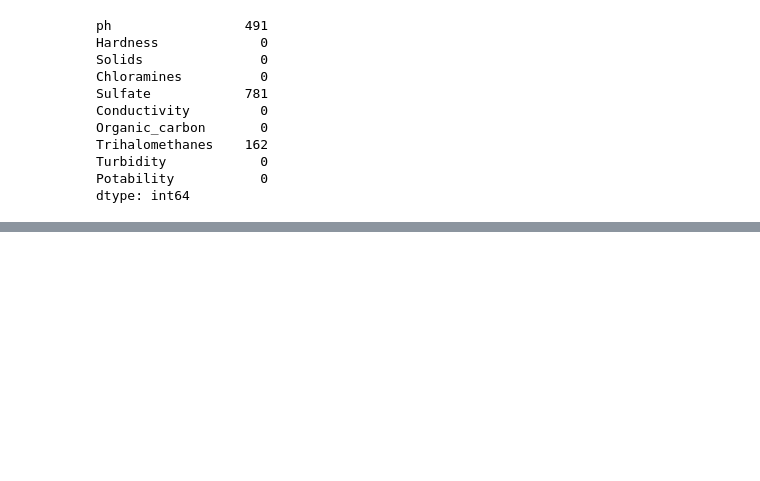
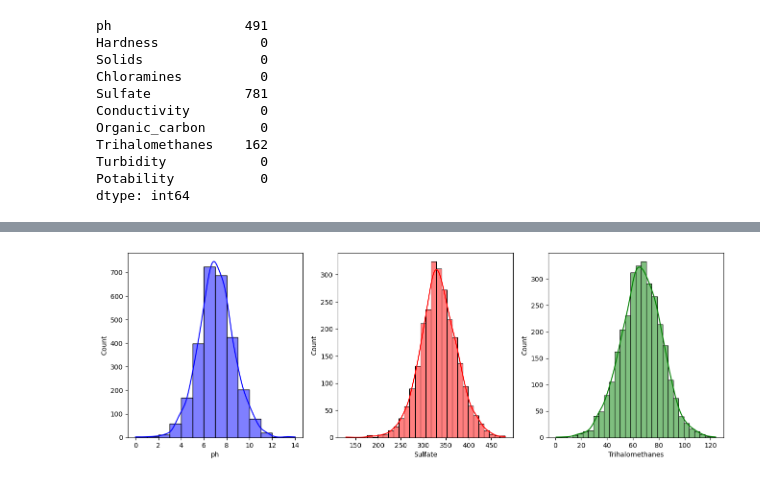
Before and after one commit to sebisamuel20/water_potability, a Jupyter notebook: notebook/data/EDA.ipynb, the cells around one changed output, grey strips where cells are left out. Drawn from its saved outputs; the diff is of its cells as text; code cells hidden in the pictures; blank space fills up the shorter version.

```diff
--- a/notebook/data/EDA.ipynb
+++ b/notebook/data/EDA.ipynb
@@ -109,0 +118,11 @@ dtype: int64
+# %%
+plt.subplots(1,3,figsize=(16,5))
+plt.subplot(131)
+sns.histplot(data=df,x='ph',bins=14,kde=True,color='b')
+plt.subplot(132)
+sns.histplot(data=df,x='Sulfate',bins=30,kde=True,color='r')
+plt.subplot(133)
+sns.histplot(data=df,x='Trihalomethanes',bins=30,kde=True,color='g')
+plt.show()
+# %% [output]
+[figure, added]
```
Also changed, not shown: parts of 36 cells of this notebook.
